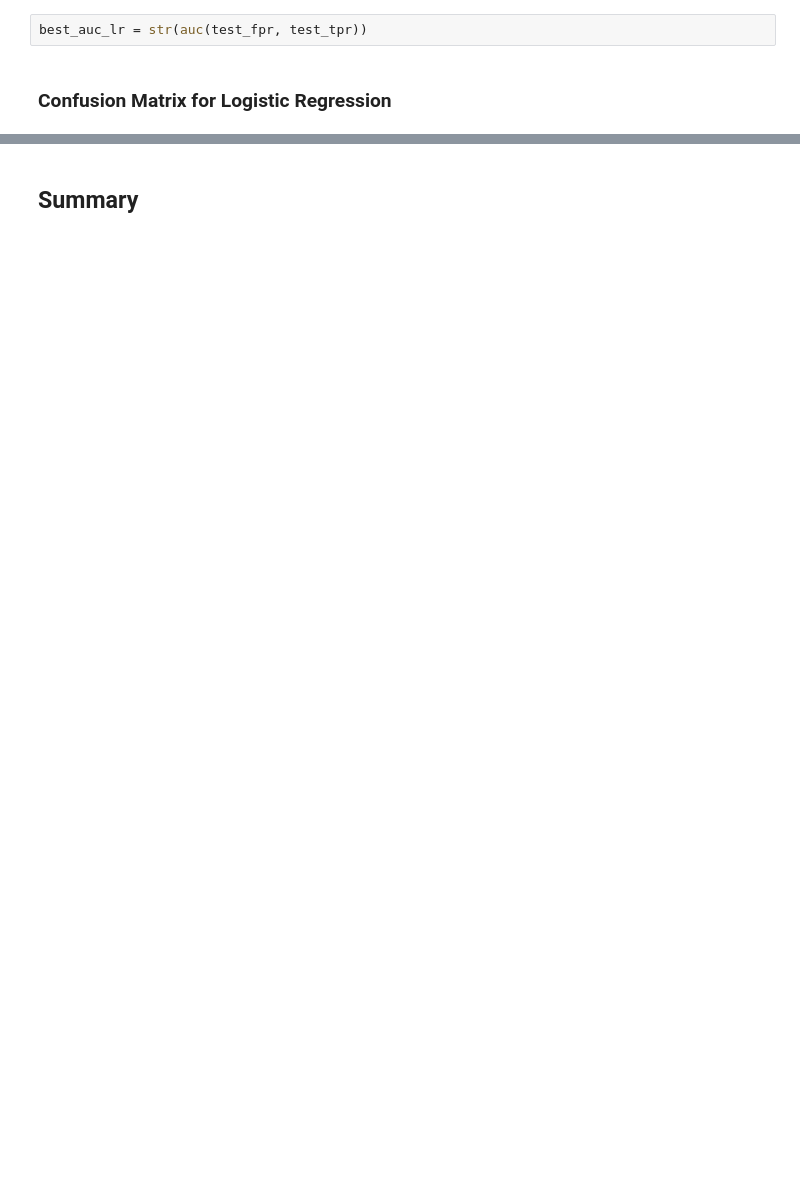
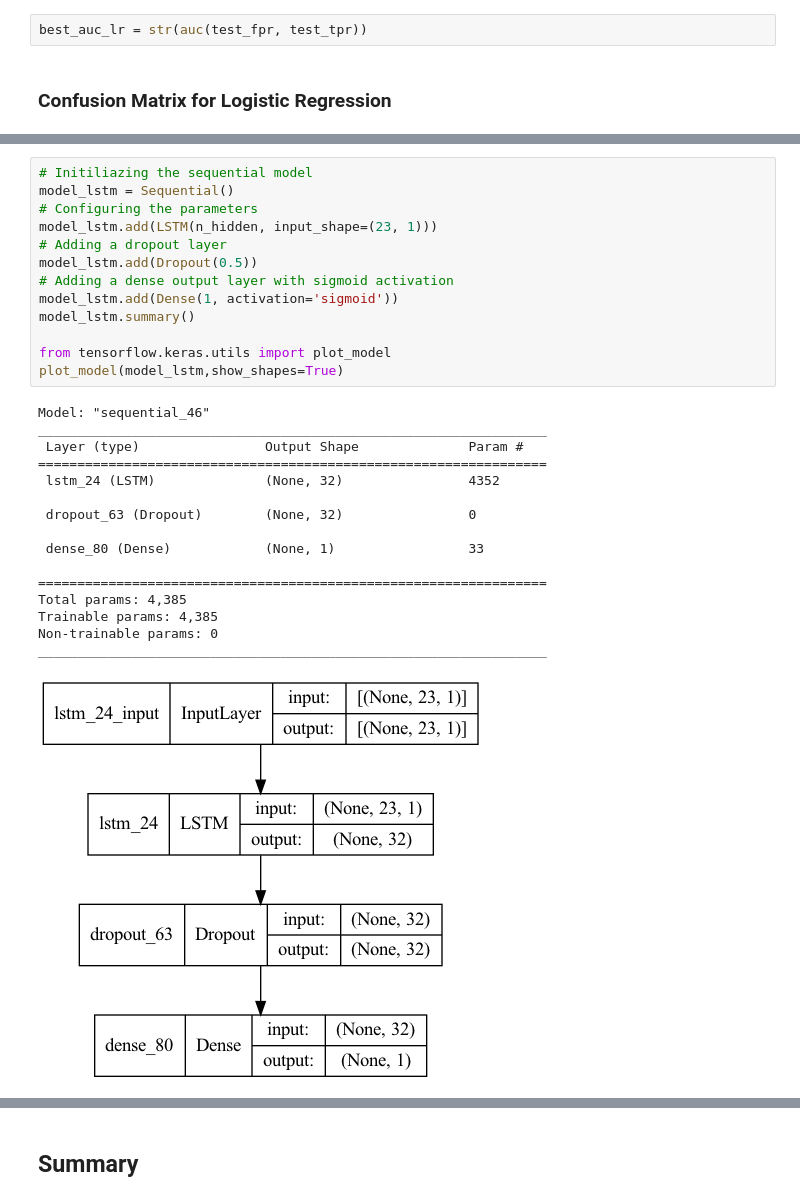
Before and after one commit to msbvarma/MLProjects, a Jupyter notebook: RevenuePrediction/Revenue_Prediction_Modeling.ipynb, the cells around one changed output, grey strips where cells are left out. Saved outputs shown, nothing was run; the diff lists cells and outputs as text; blank space fills up the shorter version.

```diff
--- a/RevenuePrediction/Revenue_Prediction_Modeling.ipynb
+++ b/RevenuePrediction/Revenue_Prediction_Modeling.ipynb
@@ -475,0 +594,30 @@ the maximum value of tpr*(1-fpr) 0.6261573770594673 for threshold 0.149
+# %%
+# Initiliazing the sequential model
+model_lstm = Sequential()
+# Configuring the parameters
+model_lstm.add(LSTM(n_hidden, input_shape=(23, 1)))
+# Adding a dropout layer
+model_lstm.add(Dropout(0.5))
+# Adding a dense output layer with sigmoid activation
+model_lstm.add(Dense(1, activation='sigmoid'))
+model_lstm.summary()
+
+from tensorflow.keras.utils import plot_model
+plot_model(model_lstm,show_shapes=True)
+# %% [output]
+Model: "sequential_46"
+_________________________________________________________________
+ Layer (type)                Output Shape              Param #
+=================================================================
+ lstm_24 (LSTM)              (None, 32)                4352
+
+ dropout_63 (Dropout)        (None, 32)                0
+
+ dense_80 (Dense)            (None, 1)                 33
+
+=================================================================
+Total params: 4,385
+Trainable params: 4,385
+Non-trainable params: 0
+_________________________________________________________________
+[figure, added]
```
Also changed, not shown: parts of 22 cells of this notebook.
